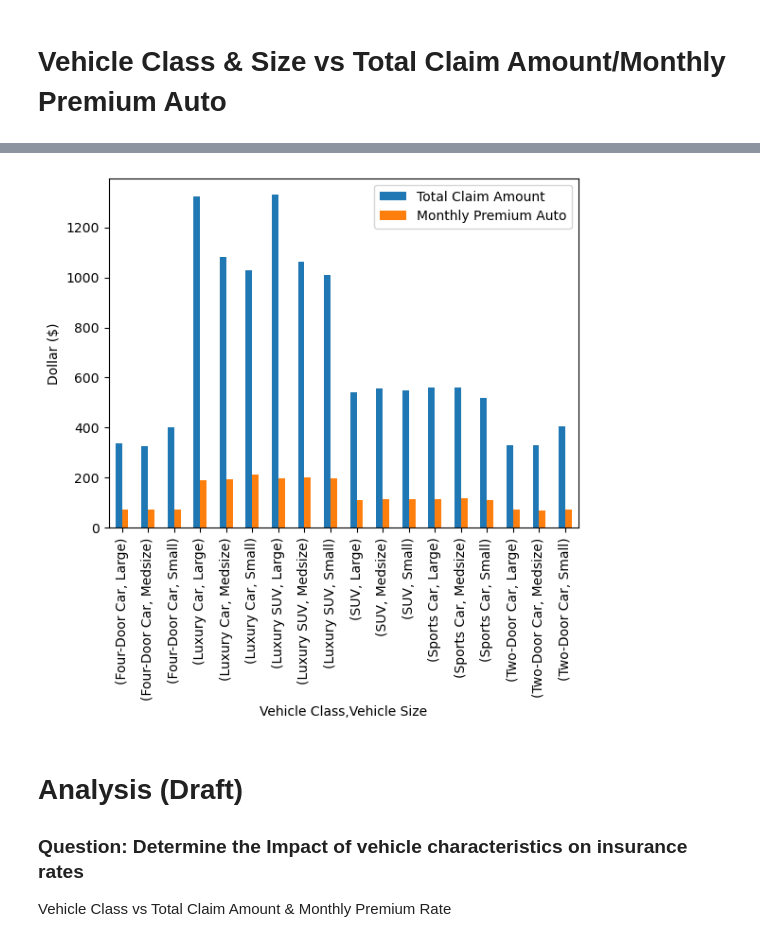
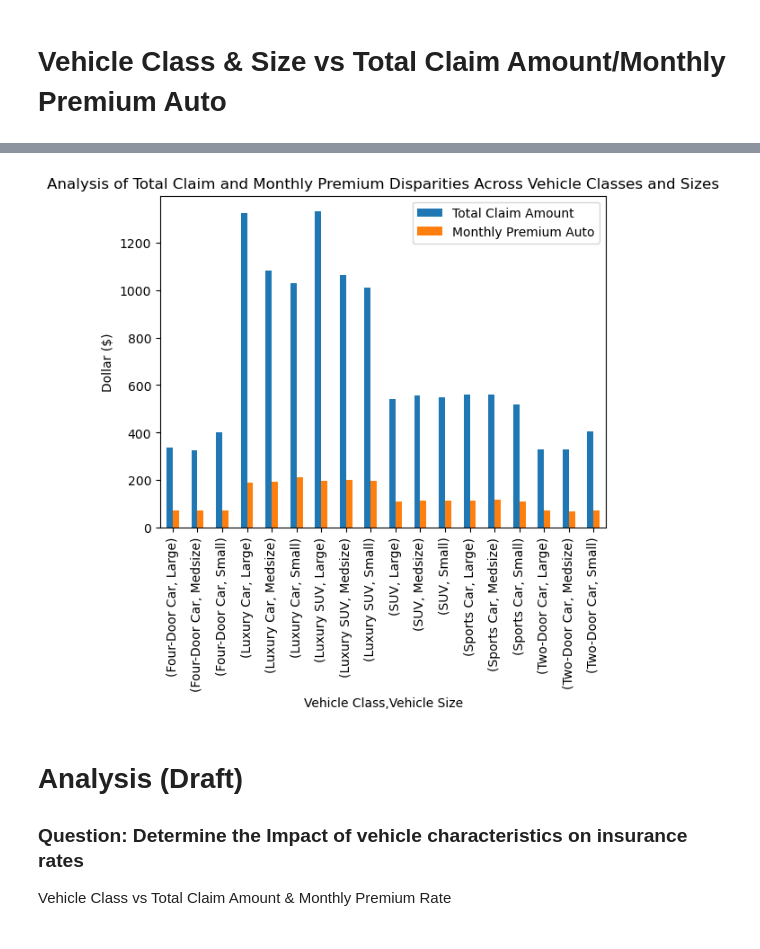
Before and after one commit to rdeshir10/Understanding_car_insurance, a Jupyter notebook: car_insurance.ipynb, the cells around one changed output, grey strips where cells are left out. Drawn from its saved outputs; the diff is of its cells as text; code cells hidden in the pictures.

```diff
--- a/car_insurance.ipynb
+++ b/car_insurance.ipynb
@@ -194,17 +208,20 @@ plt.show()
 # %%
 # Merging the total claim amount & monthly premium auto dataset
 df = pd.merge(size_class_total, size_class_month, on=["Vehicle Class", "Vehicle Size"])
 
 # Plotting bar graph
 df.plot(kind="bar", ylabel="Dollar ($)")
 
+# Add title to the bar graph
+plt.title("Analysis of Total Claim and Monthly Premium Disparities Across Vehicle Classes and Sizes")
+
 # Setting legend
 plt.legend(loc="best")
 
 # Show plot
 plt.show()
 # %% [output]
-[figure, old version]
+[figure, new version]
 # %% [markdown]
 # Analysis (Draft)
 ### Question: Determine the Impact of vehicle characteristics on insurance rates
```
Also changed, not shown: parts of 6 cells of this notebook.
